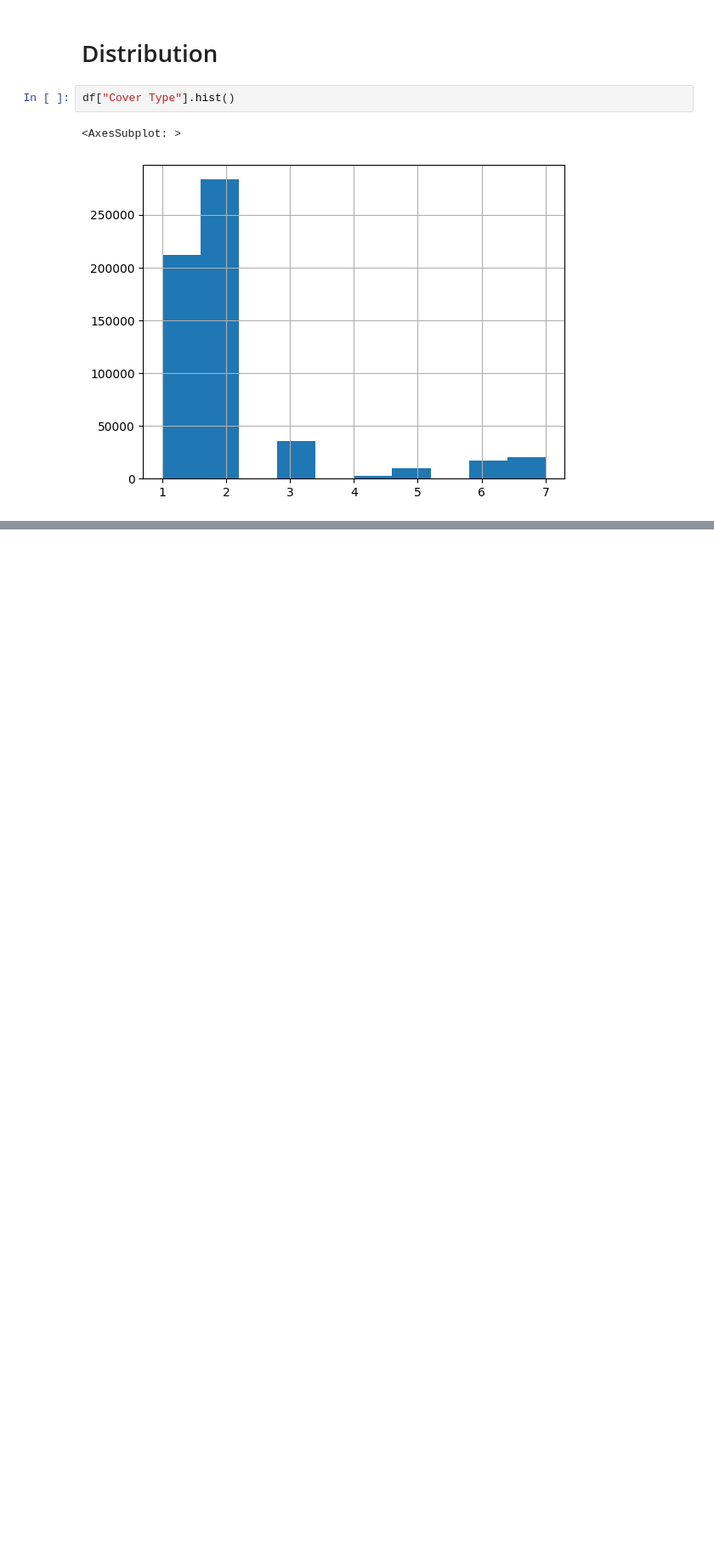
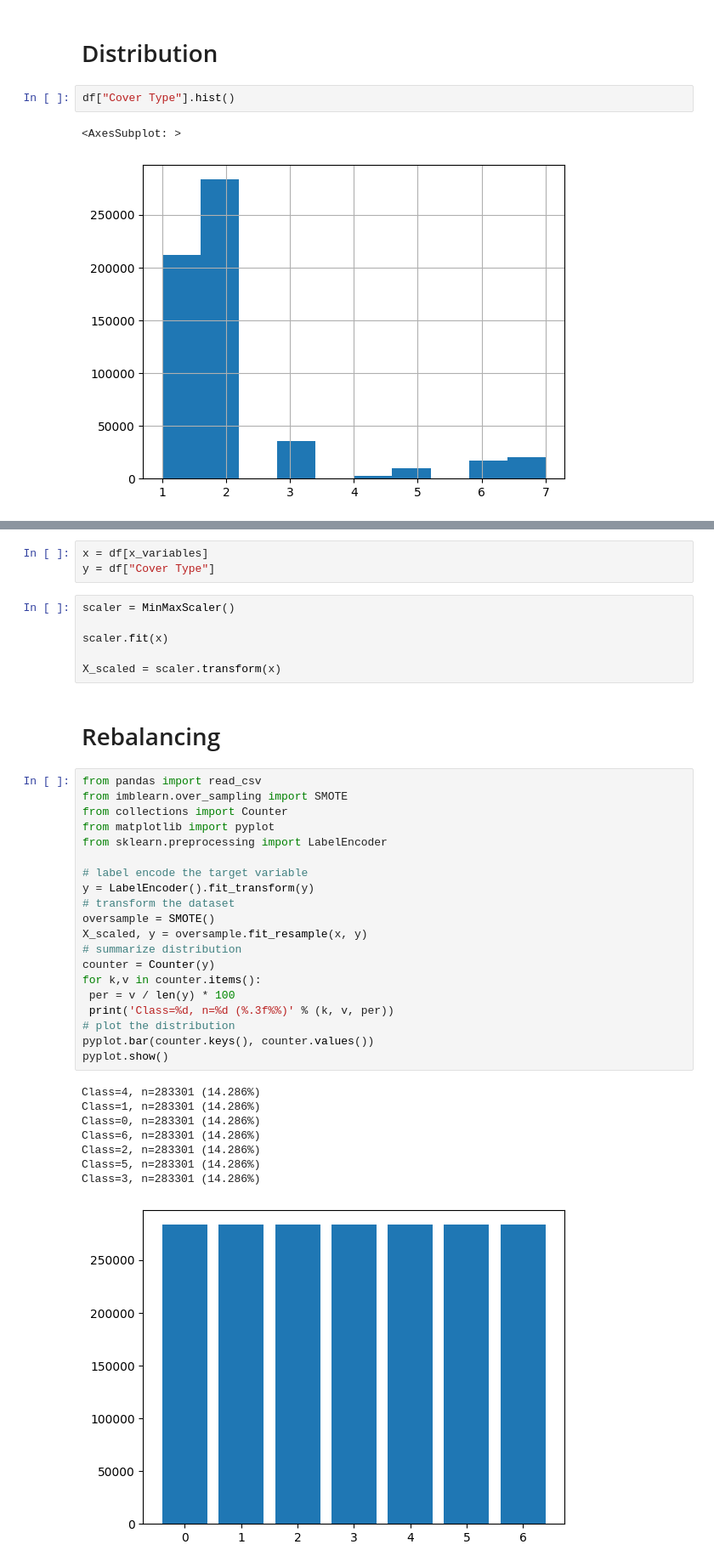
Before and after one commit to piotrksiazek/Introduction-to-data-analysic-University-2022-Classification, a Jupyter notebook: classification_project.ipynb, the cells around one changed output, grey strips where cells are left out. Shown: that part at 85% size. Saved outputs shown, nothing was run; the diff lists cells and outputs as text; blank space fills up the shorter version.

```diff
--- a/classification_project.ipynb
+++ b/classification_project.ipynb
@@ -58,0 +62,40 @@ df["Cover Type"].hist()
+# %%
+x = df[x_variables]
+y = df["Cover Type"]
+# %%
+scaler = MinMaxScaler()
+
+scaler.fit(x)
+
+X_scaled = scaler.transform(x)
+# %% [markdown]
+# Rebalancing
+# %%
+from pandas import read_csv
+from imblearn.over_sampling import SMOTE
+from collections import Counter
+from matplotlib import pyplot
+from sklearn.preprocessing import LabelEncoder
+
+# label encode the target variable
+y = LabelEncoder().fit_transform(y)
+# transform the dataset
+oversample = SMOTE()
+X_scaled, y = oversample.fit_resample(x, y)
+# summarize distribution
+counter = Counter(y)
+for k,v in counter.items():
+ per = v / len(y) * 100
+ print('Class=%d, n=%d (%.3f%%)' % (k, v, per))
+# plot the distribution
+pyplot.bar(counter.keys(), counter.values())
+pyplot.show()
+# %% [output]
+Class=4, n=283301 (14.286%)
+Class=1, n=283301 (14.286%)
+Class=0, n=283301 (14.286%)
+Class=6, n=283301 (14.286%)
+Class=2, n=283301 (14.286%)
+Class=5, n=283301 (14.286%)
+Class=3, n=283301 (14.286%)
+[figure, added]
```
Also changed, not shown: parts of 3 cells of this notebook, 1 other file.
